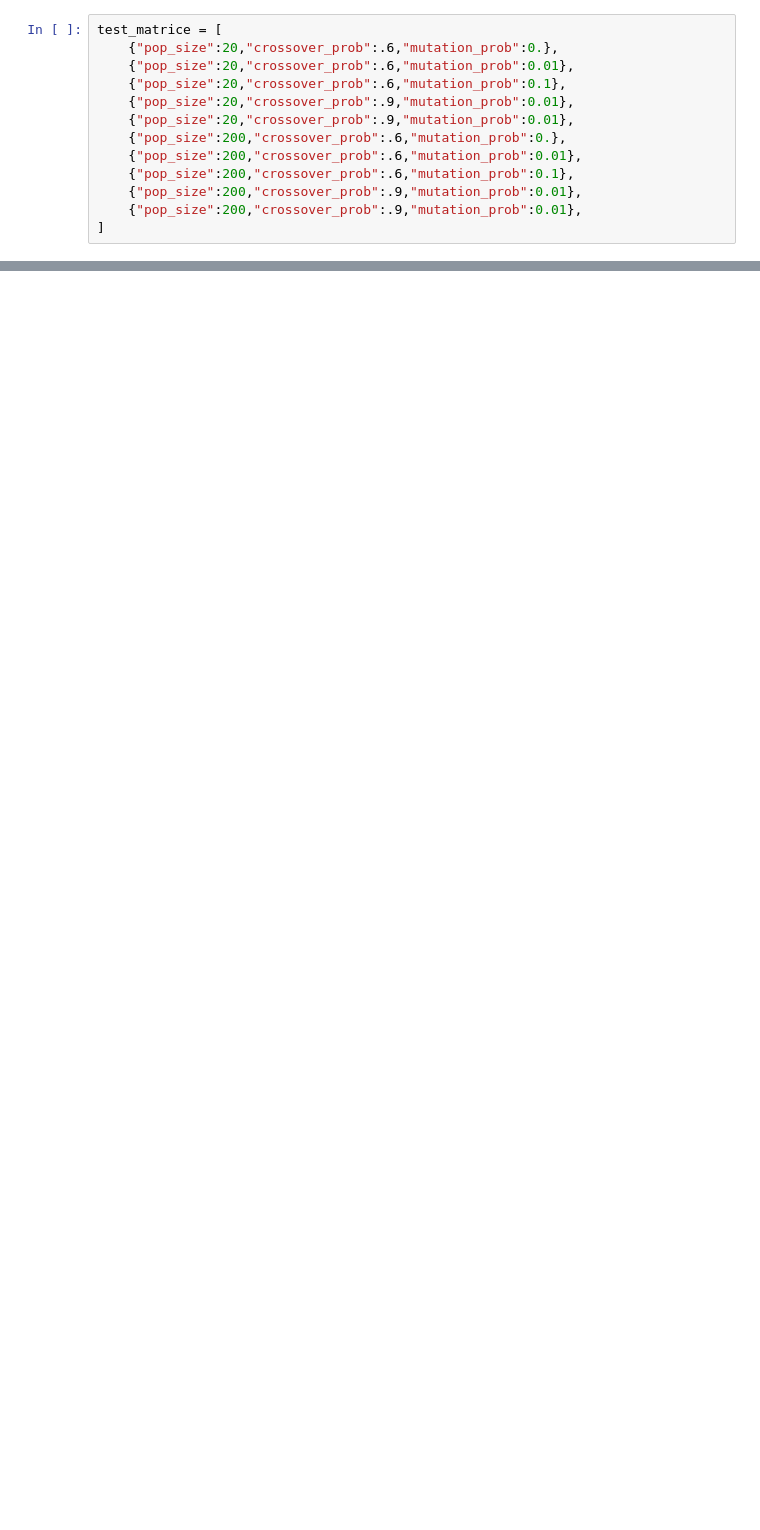
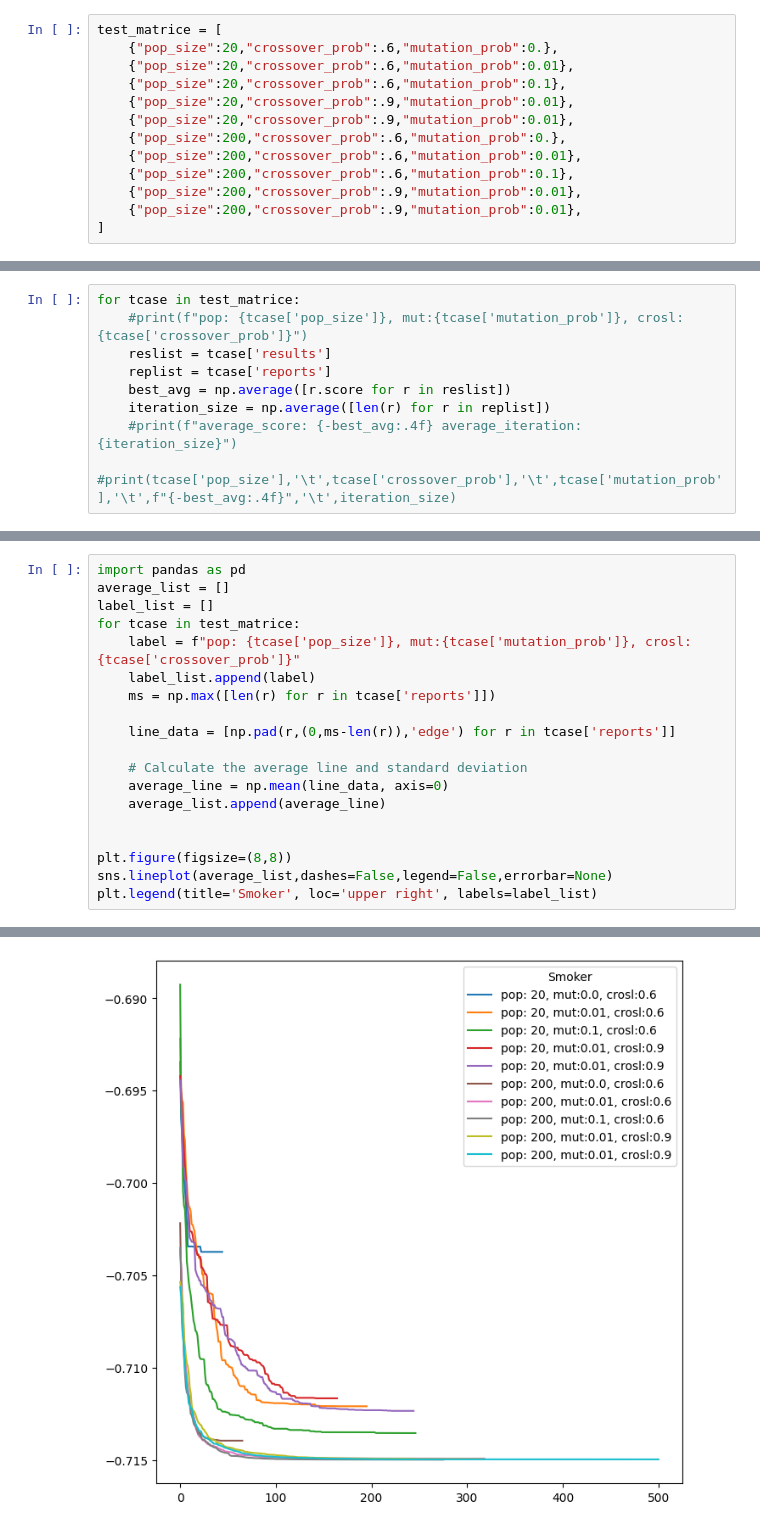
Before and after one commit to OnionKiller/AI_Homework_GA-HAR-PUC-Rio, a Jupyter notebook: training.ipynb, the cells around one changed output, grey strips where cells are left out. Drawn from its saved outputs; the diff is of its cells as text; blank space fills up the shorter version.

```diff
--- a/training.ipynb
+++ b/training.ipynb
@@ -120,0 +153,9 @@ cosine(4): 0.9954432902736031
+# %%
+for tcase in test_matrice:
+    #print(f"pop: {tcase['pop_size']}, mut:{tcase['mutation_prob']}, crosl:{tcase['crossover_prob']}")
+    reslist = tcase['results']
+    replist = tcase['reports']
+    best_avg = np.average([r.score for r in reslist])
+    iteration_size = np.average([len(r) for r in replist])
+    #print(f"average_score: {-best_avg:.4f} average_iteration: {iteration_size}")
+    #print(tcase['pop_size'],'\t',tcase['crossover_prob'],'\t',tcase['mutation_prob'],'\t',f"{-best_avg:.4f}",'\t',iteration_size)
@@ -120,0 +195,20 @@ cosine(4): 0.9954432902736031
+# %%
+import pandas as pd
+average_list = []
+label_list = []
+for tcase in test_matrice:
+    label = f"pop: {tcase['pop_size']}, mut:{tcase['mutation_prob']}, crosl:{tcase['crossover_prob']}"
+    label_list.append(label)
+    ms = np.max([len(r) for r in tcase['reports']])
+
+    line_data = [np.pad(r,(0,ms-len(r)),'edge') for r in tcase['reports']]
+
+    # Calculate the average line and standard deviation
+    average_line = np.mean(line_data, axis=0)
+    average_list.append(average_line)
+
+
+plt.figure(figsize=(8,8))
+sns.lineplot(average_list,dashes=False,legend=False,errorbar=None)
+plt.legend(title='Smoker', loc='upper right', labels=label_list)
+# %% [output]
@@ -120,0 +216 @@ cosine(4): 0.9954432902736031
+[figure, added]
```
Also changed, not shown: parts of 11 cells of this notebook.
